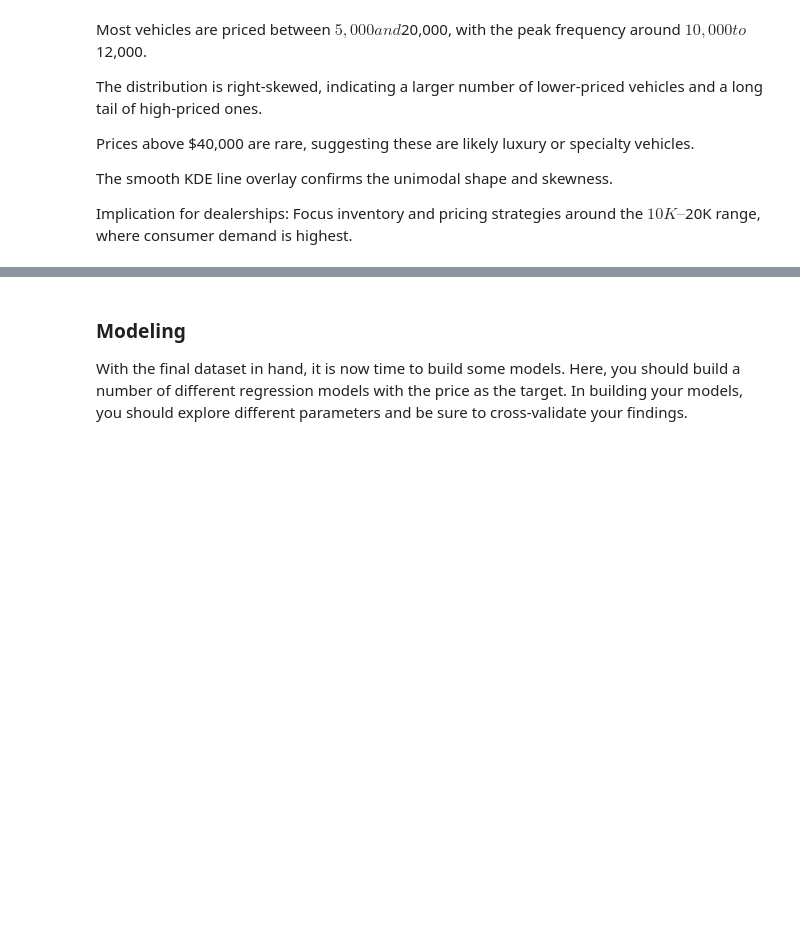
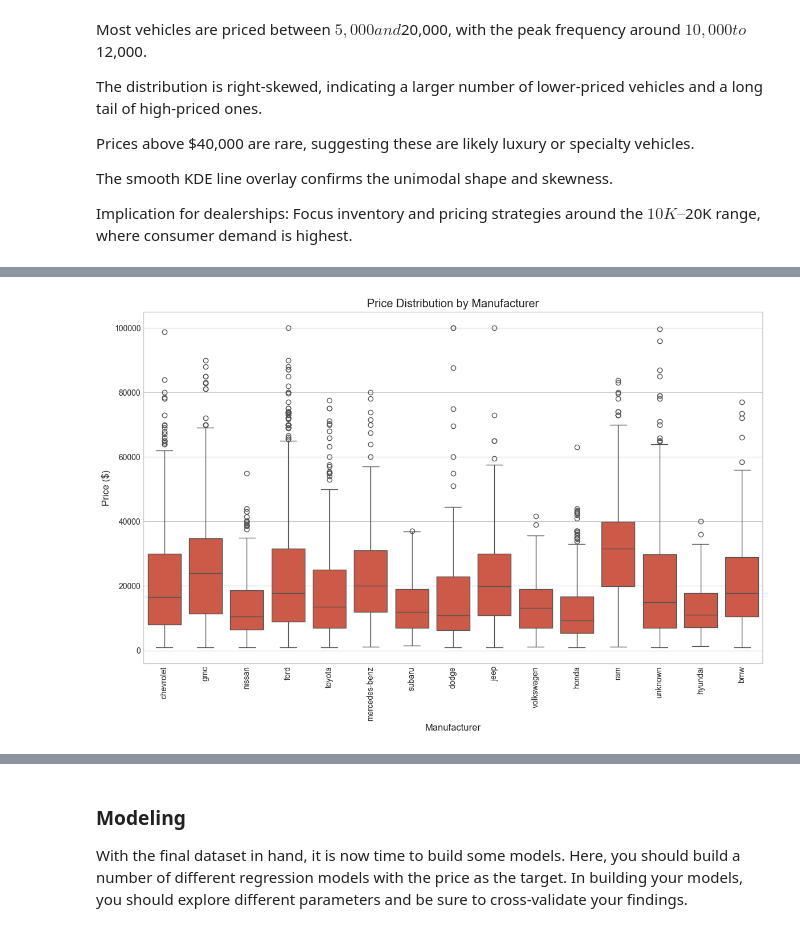
Before and after one commit to RSellathurai/module-11, a Jupyter notebook: prompt_II.ipynb, the cells around one changed output, grey strips where cells are left out. Cells and saved outputs as stored; diff of their text form; code cells hidden in the pictures; blank space fills up the shorter version.

```diff
--- a/prompt_II.ipynb
+++ b/prompt_II.ipynb
@@ -348,0 +423,16 @@ Implication for dealerships: Focus inventory and pricing strategies around the $
+# %%
+# Price vs manufacturer
+plt.figure(figsize=(14, 8))
+top_manufacturers = df['manufacturer'].value_counts().head(15).index
+manufacturer_data = df[df['manufacturer'].isin(top_manufacturers)]
+sns.boxplot(x='manufacturer', y='price', data=manufacturer_data.sample(min(10000, len(manufacturer_data))))
+plt.title('Price Distribution by Manufacturer')
+plt.xlabel('Manufacturer')
+plt.ylabel('Price ($)')
+plt.xticks(rotation=90)
+plt.savefig('images/price_by_manufacturer.png')
+plt.show()
+
+plt.close()
+# %% [output]
+[figure, added]
```
Also changed, not shown: parts of 34 cells of this notebook, 22 other files.
